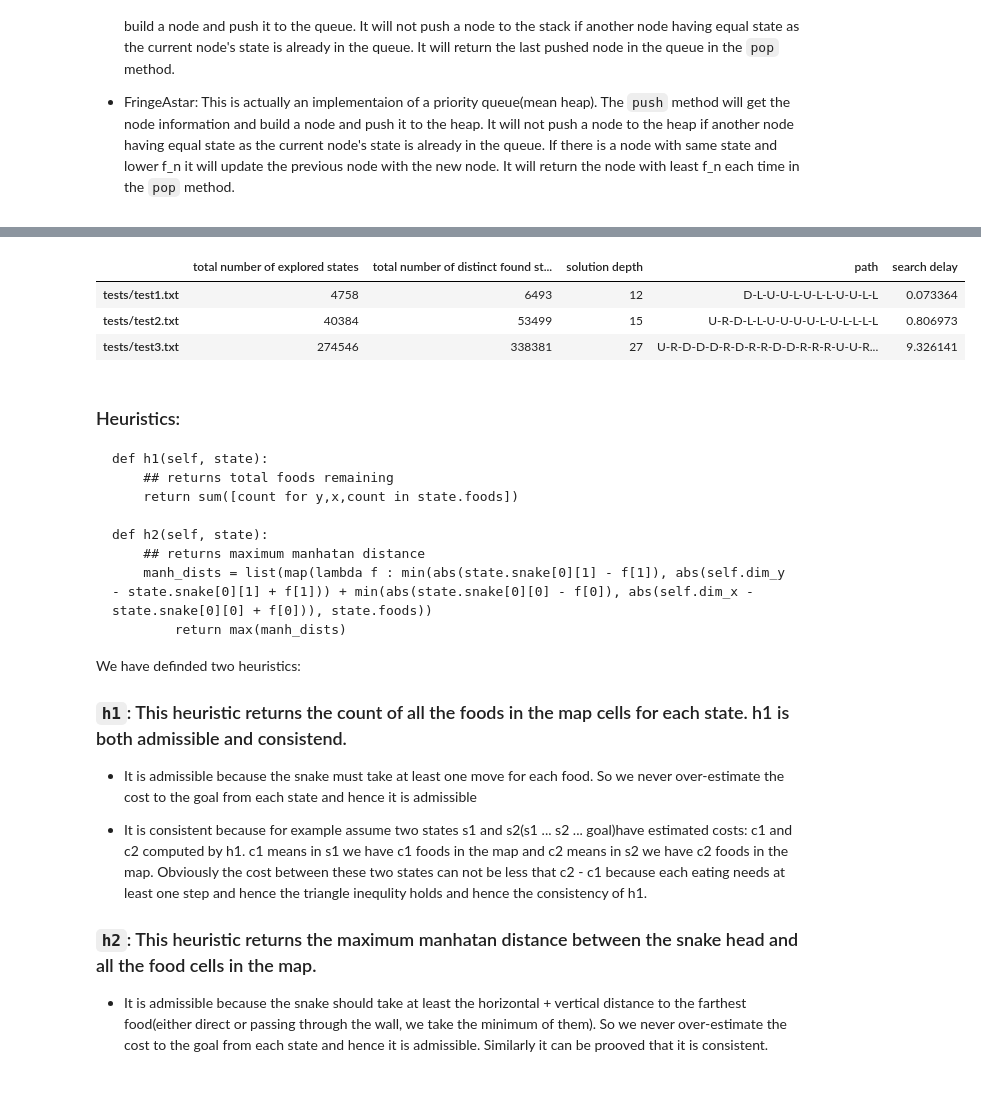
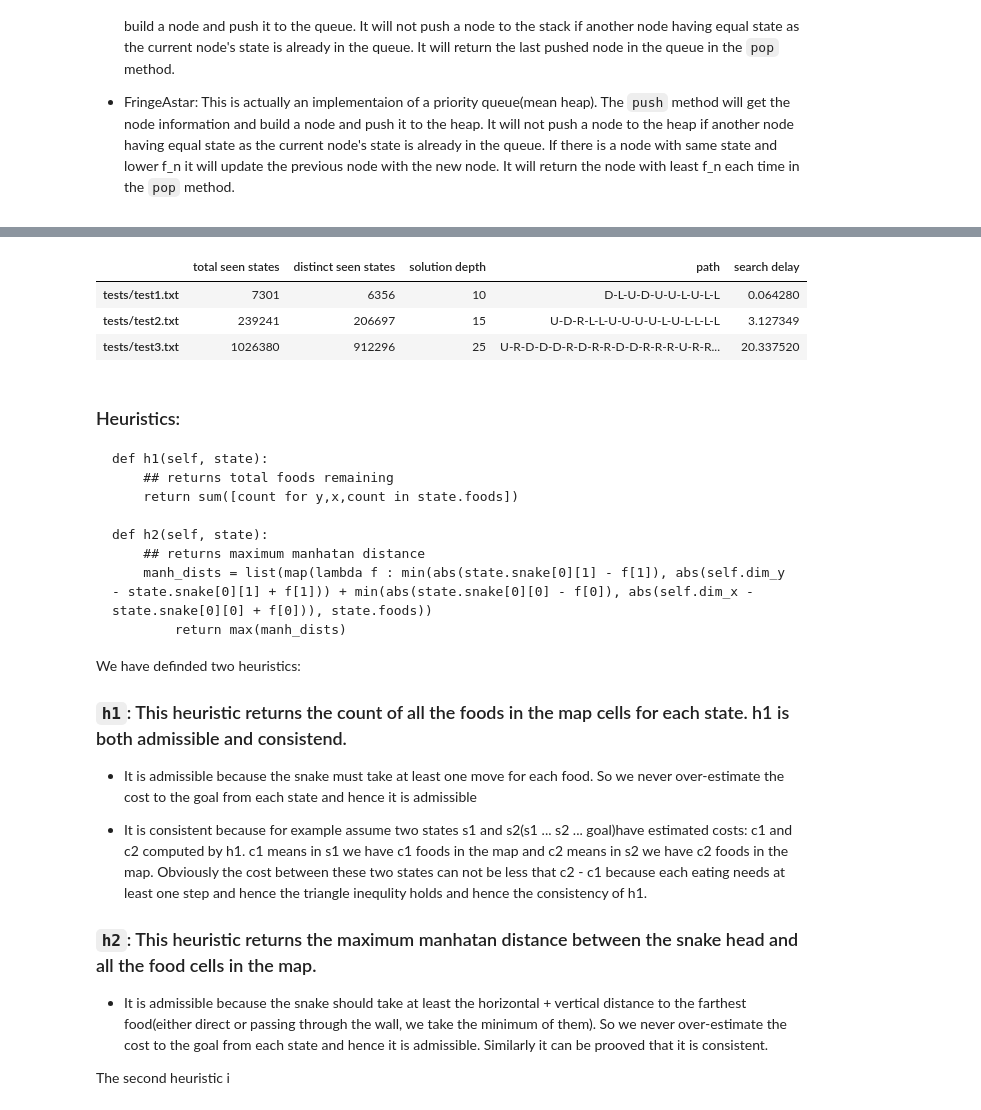
Before and after one commit to codamin/AI-Search-Algorithms, a Jupyter notebook: project.ipynb, the cells around one changed output, grey strips where cells are left out. Saved outputs shown, nothing was run; the diff lists cells and outputs as text; code cells hidden in the pictures.

````diff
--- a/project.ipynb
+++ b/project.ipynb
@@ -287,8 +309,8 @@ def getFringe(searchType):
 
 def solution(node, seenStates, distinctStates):
     sol = {}
-    sol['total number of explored states'] = seenStates
-    sol['total number of distinct found states'] = distinctStates
+    sol['total seen states'] = seenStates
+    sol['distinct seen states'] = distinctStates
     state, parent, action, depth, g_n, f_n = node
     sol['solution depth'] = depth
     path = action
@@ -303,6 +325,14 @@ def getHeuristic(problem, name):
         return problem.h1
     if name == 'two':
         return problem.h2
+    if name == 'one_w1':
+        return problem.h1_w1
+    if name == 'one_w2':
+        return problem.h1_w2
+#     if name == 'two_w1':
+#         return problem.h2_w1
+#     if name == 'two_w2':
+#         return problem.h2_w2
     return lambda s : 0
 
 def graphSearch(problem, searchType, heuristic = None, depthLimit = None):
@@ -310,20 +340,20 @@ def graphSearch(problem, searchType, heuristic = None, depthLimit = None):
     explored = set()
     fringe.push(problem.startState, parent = None, action = None, g_n = 0, f_n = 0, depth = 0)
 
+    totalStates = 1
     distinctStates = 0
     h_n = getHeuristic(problem, heuristic)
 
     while not fringe.isEmpty():
         node = fringe.pop()
         state, parent, action, depth, g_n, f_n = node
+
+        if problem.isGoalState(state):
+            return(solution(node, totalStates, distinctStates))
+
         # Only for IDS search
         if searchType == 'ids' and depth == depthLimit:
             continue
-
-        if problem.isGoalState(state):
-            return(solution(node, len(explored), distinctStates))
-        # if state in explored:
-        #         continue
 
         explored.add(state)
 
@@ -333,15 +363,27 @@ def graphSearch(problem, searchType, heuristic = None, depthLimit = None):
             child_action = action
             child_depth = depth + 1
 
+            totalStates += 1
+
             if successor in explored:
                 continue
 
             if fringe.push(successor, node, child_action, child_depth, child_g_n, child_f_n):
                 distinctStates += 1
+
+    if searchType == 'ids':
+        return(len(explored), distinctStates)
 # %%
 def ids(problem, maxDepth):
-    for _ in range(maxDepth):
-        solution = graphSearch(problem, 'ids', depthLimit = maxDepth)
-        if solution is not None:
+    totalSeen = 0
+    distinct = 0
+    for i in range(maxDepth):
+        solution = graphSearch(problem, 'ids', depthLimit = i)
+        if isinstance(solution, dict):
+            solution['total seen states'] += totalSeen
+            solution['distinct seen states'] += distinct
             return solution
+        else:
+            totalSeen += solution[0]
+            distinct += solution[1]
     return None
@@ -388,6 +434,9 @@ def execTests(agent):
         exces = []
         for _ in range(2):
             solutionDict = agent.search()
+            if not solutionDict:
+                print('No solution')
+                return
             exces.append(pd.DataFrame(data = solutionDict, index = [test]))
         result = exces[0]
         result['search delay'] = (exces[0]['search delay'] + exces[1]['search delay'])/2
@@ -406,13 +455,13 @@ execTests(agent)
 # %%
 agent = Agent()
 agent.setSearchType('ids')
-agent.setMaxDepth(50)
+agent.setMaxDepth(30)
 execTests(agent)
 # %% [output]
-|  | total number of explored states | total number of distinct found st... | solution depth | path | search delay |
-| tests/test1.txt | 4758 | 6493 | 12 | D-L-U-U-L-U-L-L-U-U-L-L | 0.073364 |
-| tests/test2.txt | 40384 | 53499 | 15 | U-R-D-L-L-U-U-U-U-L-U-L-L-L-L | 0.806973 |
-| tests/test3.txt | 274546 | 338381 | 27 | U-R-D-D-D-R-D-R-R-D-D-R-R-R-U-U-R... | 9.326141 |
+|  | total seen states | distinct seen states | solution depth | path | search delay |
+| tests/test1.txt | 7301 | 6356 | 10 | D-L-U-D-U-U-L-U-L-L | 0.064280 |
+| tests/test2.txt | 239241 | 206697 | 15 | U-D-R-L-L-U-U-U-U-L-U-L-L-L-L | 3.127349 |
+| tests/test3.txt | 1026380 | 912296 | 25 | U-R-D-D-D-R-D-R-R-D-D-R-R-R-U-R-R... | 20.337520 |
 # %% [markdown]
 ### Heuristics:
 ```
@@ -435,6 +484,8 @@ We have definded two heuristics:
 
 ### `h2`: This heuristic returns the maximum manhatan distance between the snake head and all the food cells in the map.
 - It is admissible because the snake should take at least the horizontal + vertical distance to the farthest food(either direct or passing through the wall, we take the minimum of them). So we never over-estimate the cost to the goal from each state and hence it is admissible. Similarly it can be prooved that it is consistent.
+
+The second heuristic i
 # %%
 agent = Agent()
 agent.setSearchType('aStar')
````
Also changed, not shown: parts of 13 cells of this notebook, 6 other files.
